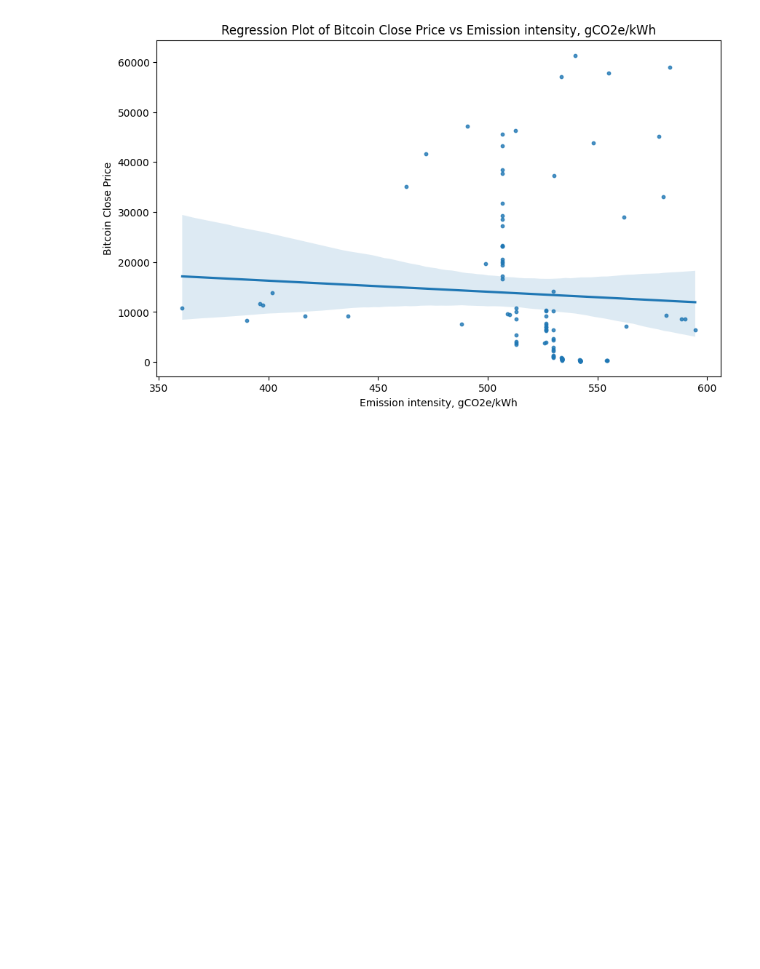
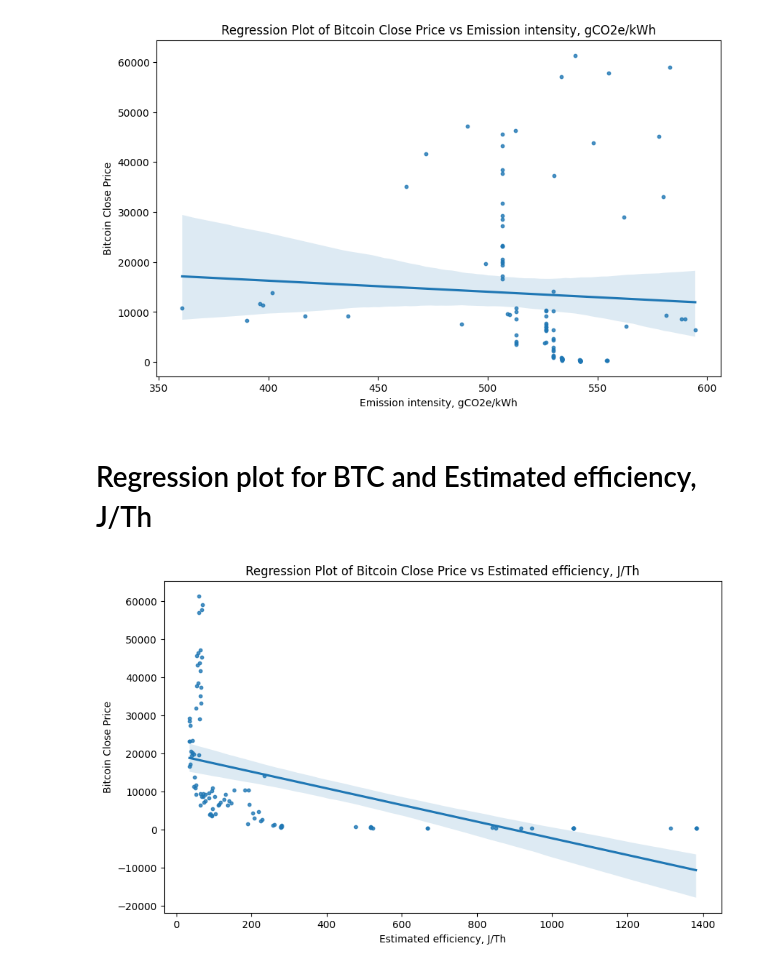
Before and after one commit to idriskhattak/Impact-of-Environment-on-BTICOIN, a Jupyter notebook: Merge Data Visualization.ipynb, the cells around one changed output. Cells and saved outputs as stored; diff of their text form; code cells hidden in the pictures; blank space fills up the shorter version.

```diff
--- a/Merge Data Visualization.ipynb
+++ b/Merge Data Visualization.ipynb
@@ -77,3 +92,14 @@ plt.title('Regression Plot of Bitcoin Close Price vs Emission intensity, gCO2e/k
 plt.show()
 # %% [output]
 [figure]
+# %% [markdown]
+# Regression plot for BTC and Estimated efficiency, J/Th
+# %%
+plt.figure(figsize=(10, 6))
+sns.regplot(x='Estimated efficiency, J/Th', y='BTC_Close', data=merged_data, scatter_kws={'s': 10})
+plt.xlabel('Estimated efficiency, J/Th')
+plt.ylabel('Bitcoin Close Price')
+plt.title('Regression Plot of Bitcoin Close Price vs Estimated efficiency, J/Th')
+plt.show()
+# %% [output]
+[figure, added]
```
Also changed, not shown: parts of 5 cells of this notebook.
